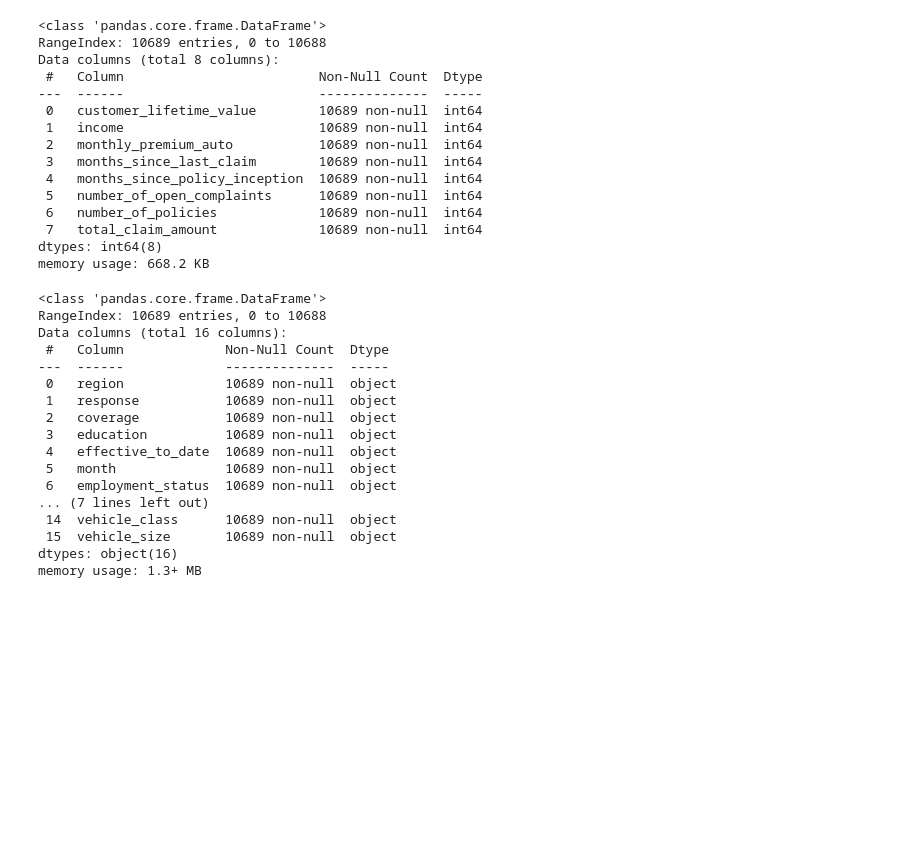
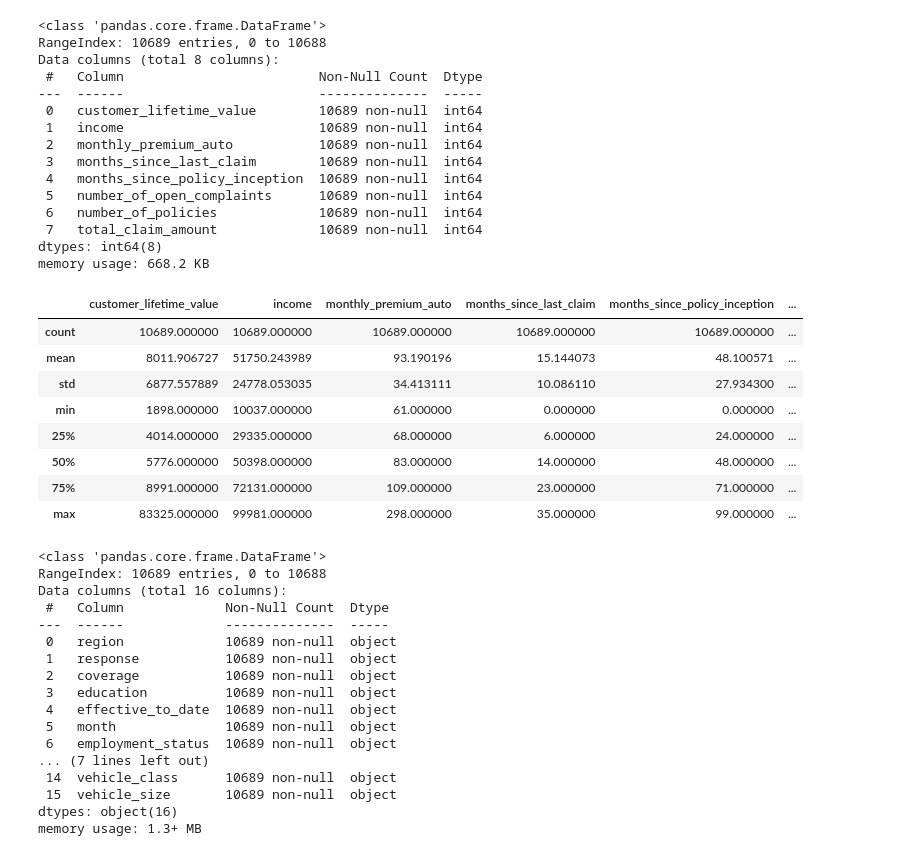
Before and after one commit to FredNurn/IronHack_DataLab_Frederik, a Jupyter notebook: Week 2/Customer_Analysis_Case_Study/CustomerAnalysis2.ipynb, the cells around one changed output. Saved outputs shown, nothing was run; the diff lists cells and outputs as text; code cells hidden in the pictures; blank space fills up the shorter version.

```diff
--- a/Week 2/Customer_Analysis_Case_Study/CustomerAnalysis2.ipynb
+++ b/Week 2/Customer_Analysis_Case_Study/CustomerAnalysis2.ipynb
@@ -56,6 +56,18 @@ Data columns (total 8 columns):
  7   total_claim_amount             10689 non-null  int64
 dtypes: int64(8)
 memory usage: 668.2 KB
+# %%
+numerical_df.describe()
+# %% [output]
+|  | customer_lifetime_value | income | monthly_premium_auto | months_since_last_claim | months_since_policy_inception | ... |
+| count | 10689.000000 | 10689.000000 | 10689.000000 | 10689.000000 | 10689.000000 | ... |
+| mean | 8011.906727 | 51750.243989 | 93.190196 | 15.144073 | 48.100571 | ... |
+| std | 6877.557889 | 24778.053035 | 34.413111 | 10.086110 | 27.934300 | ... |
+| min | 1898.000000 | 10037.000000 | 61.000000 | 0.000000 | 0.000000 | ... |
+| 25% | 4014.000000 | 29335.000000 | 68.000000 | 6.000000 | 24.000000 | ... |
+| 50% | 5776.000000 | 50398.000000 | 83.000000 | 14.000000 | 48.000000 | ... |
+| 75% | 8991.000000 | 72131.000000 | 109.000000 | 23.000000 | 71.000000 | ... |
+| max | 83325.000000 | 99981.000000 | 298.000000 | 35.000000 | 99.000000 | ... |
 # %%
 categoricals_df = basic_file.select_dtypes(include='object')
 categoricals_df.info()
```
Also changed, not shown: parts of 5 cells of this notebook.
